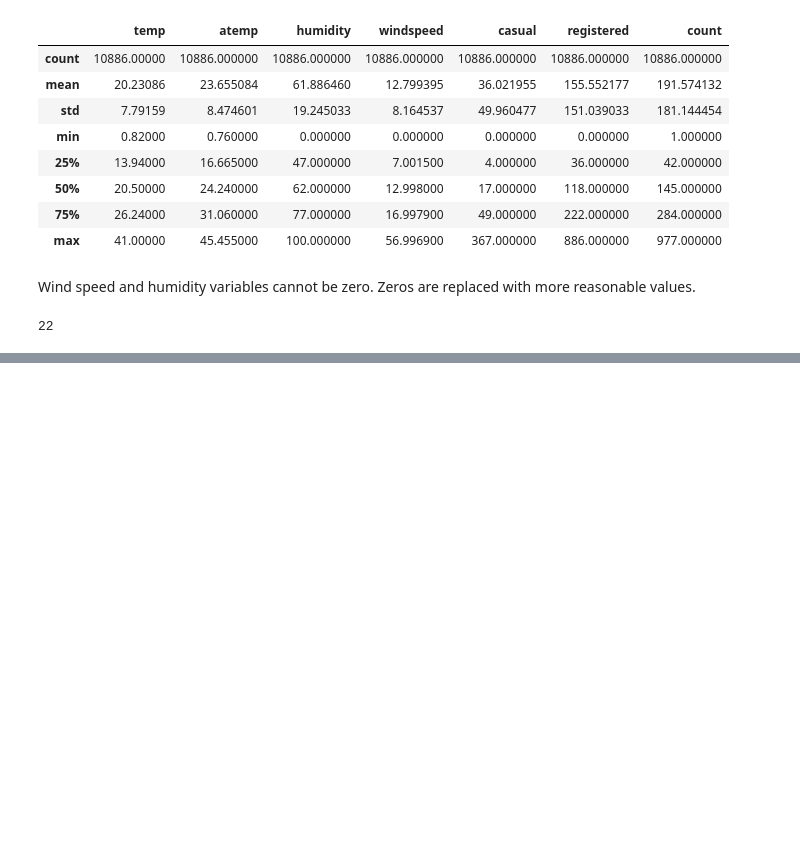
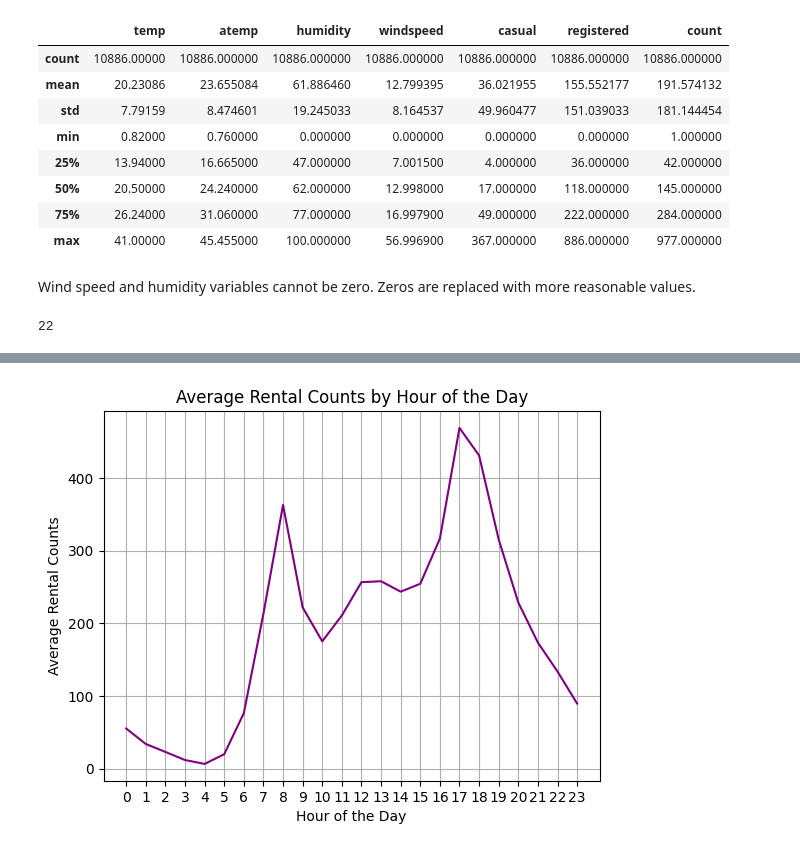
Before and after one commit to beriaacan/Predict-Bike-Demand, a Jupyter notebook: Predict_Bike_Demand.ipynb, the cells around one changed output, grey strips where cells are left out. Saved outputs shown, nothing was run; the diff lists cells and outputs as text; code cells hidden in the pictures; blank space fills up the shorter version.

```diff
--- a/Predict_Bike_Demand.ipynb
+++ b/Predict_Bike_Demand.ipynb
@@ -312,0 +394,14 @@ data.describe()
+# %%
+# Calculate the average rental counts by hour of the day
+hourly_counts = data.groupby('hour')['count'].mean().reset_index()
+
+# Create a line plot to visualize the average rental counts by hour
+sns.lineplot(x='hour', y='count', data=hourly_counts,color='purple' )
+plt.xlabel('Hour of the Day')
+plt.ylabel('Average Rental Counts')
+plt.title('Average Rental Counts by Hour of the Day')
+plt.xticks(ticks=range(24), labels=range(24))
+plt.grid()
+plt.show()
+# %% [output]
+[figure, added]
```
Also changed, not shown: parts of 22 cells of this notebook.
